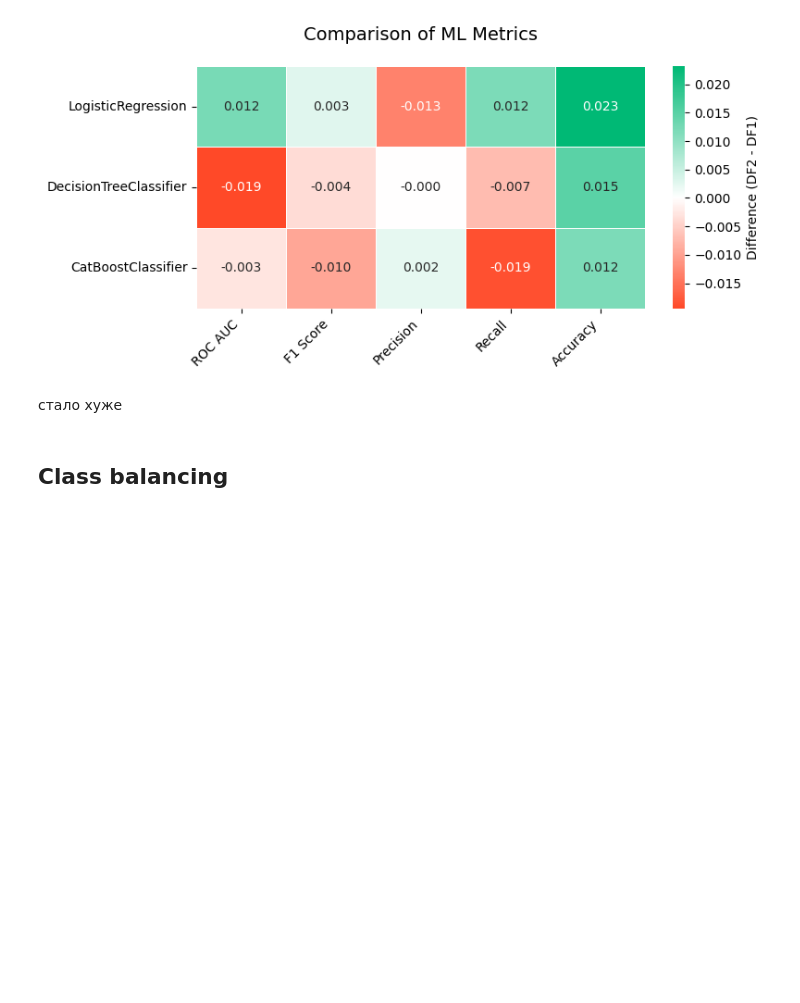
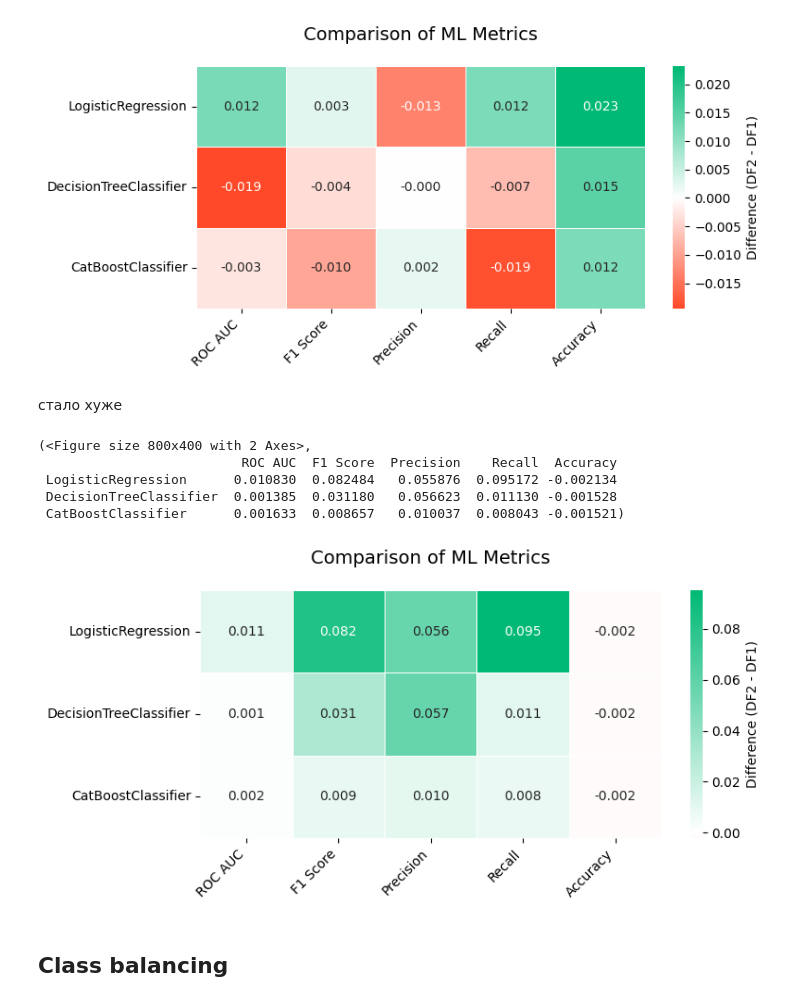
Before and after one commit to NeMoWister/fraud, a Jupyter notebook: imrpovements.ipynb, the cells around one changed output. Drawn from its saved outputs; the diff is of its cells as text; code cells hidden in the pictures; blank space fills up the shorter version.

```diff
--- a/imrpovements.ipynb
+++ b/imrpovements.ipynb
@@ -147,6 +261,15 @@ compare_metrics_heatmap(balanced_metrics, balanced_metrics2)
 [figure]
 # %% [markdown]
 стало хуже
+# %%
+compare_metrics_heatmap(initial_metrics, balanced_metrics2)
+# %% [output]
+(<Figure size 800x400 with 2 Axes>,
+                          ROC AUC  F1 Score  Precision    Recall  Accuracy
+ LogisticRegression      0.010830  0.082484   0.055876  0.095172 -0.002134
+ DecisionTreeClassifier  0.001385  0.031180   0.056623  0.011130 -0.001528
+ CatBoostClassifier      0.001633  0.008657   0.010037  0.008043 -0.001521)
+[figure, added]
 # %% [markdown]
 ## Class balancing
 # %% [markdown]
```
Also changed, not shown: parts of 17 cells of this notebook, 2 other files.
